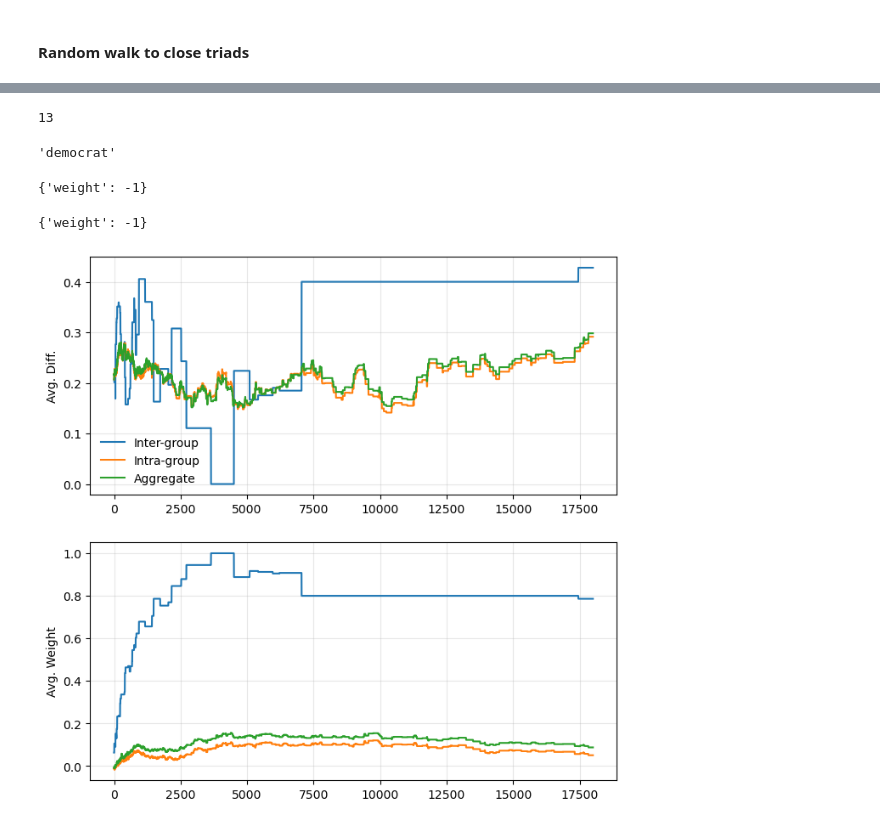
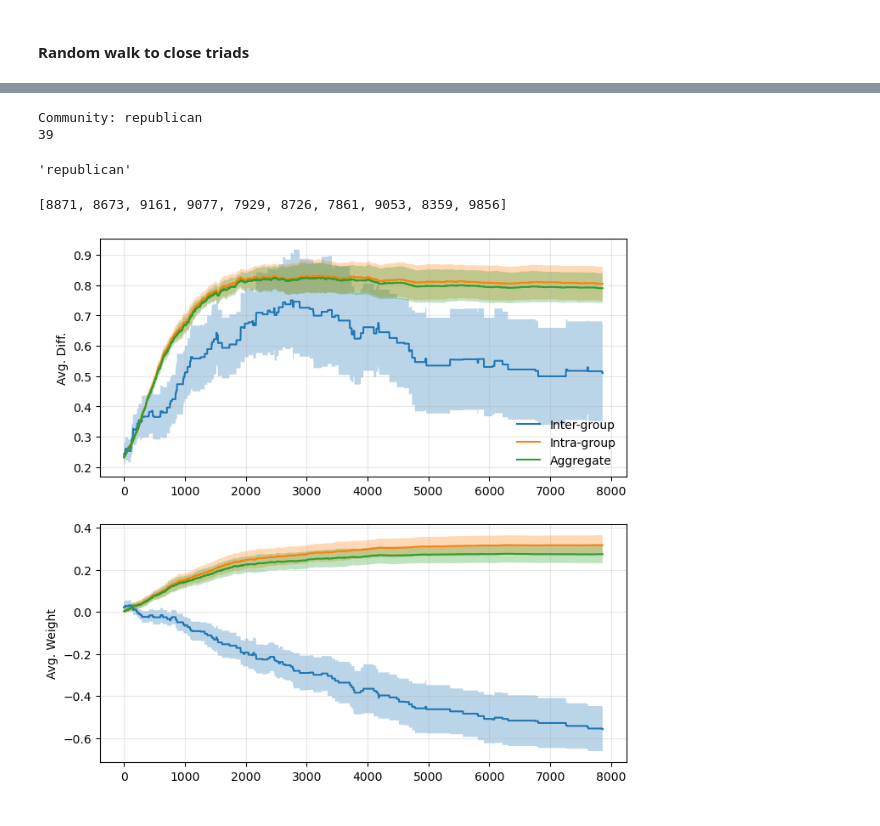
Before and after one commit to ocseckin/belief_network_extended, a Jupyter notebook: notebooks/with_random_walk.ipynb, the cells around one changed output, grey strips where cells are left out. Saved outputs shown, nothing was run; the diff lists cells and outputs as text; code cells hidden in the pictures.

```diff
--- a/notebooks/with_random_walk.ipynb
+++ b/notebooks/with_random_walk.ipynb
@@ -28,8 +28,8 @@ importlib.reload(diffusion_utils)
 # %% [markdown]
 #### Create the social network
 # %%
-N = 30
-M = 100
+N = 50
+M = 300
 mu = .05
 
 social_G, communities = diffusion_utils.community_social_network(N = N, mu = mu, M = M)
@@ -137,8 +178,3 @@ def assign_weight_to_new_edge(g, starting_node, middle_node, ending_node):
             dissonant = False
 
     return initial_weight
-# %%
-G, communities = diffusion_utils.community_social_network(N = N, mu = mu, M = M)
-
-# embed the belief networks into social networks
-G = diffusion_utils.generate_embed_belief_networks_to_social_network(G, communities)
@@ -157,2 +180,0 @@ True
-# %%
-sender, receiver, focal_edge = diffusion_utils.choose_sender_receiver_mutual_belief(social_G)
@@ -284,38 +298,39 @@ Weight toward democrat: {'weight': 1}
 # %%
+node = 5
+print("Community:", communities[node])
+
 # find neighbors and select one
 neighbor = random.choice([*social_G.neighbors(node)])
 print(neighbor)
 communities[neighbor]
 # %% [output]
-13
+Community: republican
+39
-'democrat'
+'republican'
-# %%
-social_G.nodes[node]['belief_network'].edges[(node,neighbor)]
-# %% [output]
-{'weight': -1}
-# %%
-social_G.nodes[neighbor]['belief_network'].edges[(node,neighbor)]
-# %% [output]
-{'weight': -1}
+# %%
+alpha = 1
+[len(v[d][l]) for v in log[alpha].values()]
+# %% [output]
+[8871, 8673, 9161, 9077, 7929, 8726, 7861, 9053, 8359, 9856]
 # %%
 fig, axs = plt.subplots(2,1,figsize=(8,8))
 
 for i, d, ylabel in zip([0,1], ['avg_diff', 'avg_w'], ['Avg. Diff.', 'Avg. Weight']):
     for l in ['inter-group', 'intra-group', 'aggregate']:
-        avg = np.mean([v[d][l] for v in log.values()], axis=0)
-        std = np.std([v[d][l] for v in log.values()], axis=0)
+        avg = np.mean([v[d][l][:7861] for v in log[alpha].values()], axis=0)
+        std = np.std([v[d][l][:7861] for v in log[alpha].values()], axis=0)
         axs[i].plot(avg,
                     label=l.capitalize())
 
         axs[i].fill_between(range(len(avg)),
                             avg+(std/2), avg-(std/2),
                             alpha=.3)
 
     axs[i].set_ylabel(ylabel)
     axs[i].grid(alpha=.3)
 
 axs[0].legend(frameon=False)
 
 fig.show()
 # %% [output]
-[figure, old version]
+[figure, new version]
```
Also changed, not shown: parts of 21 cells of this notebook, 1 other file.
